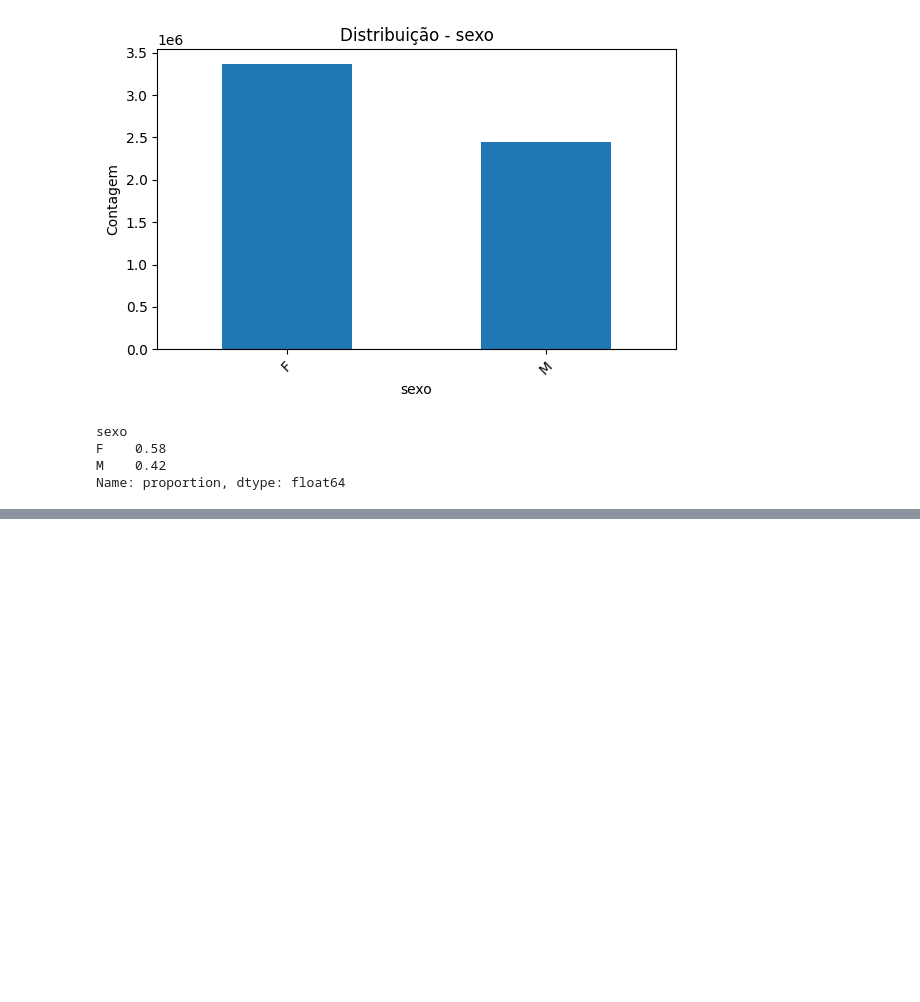
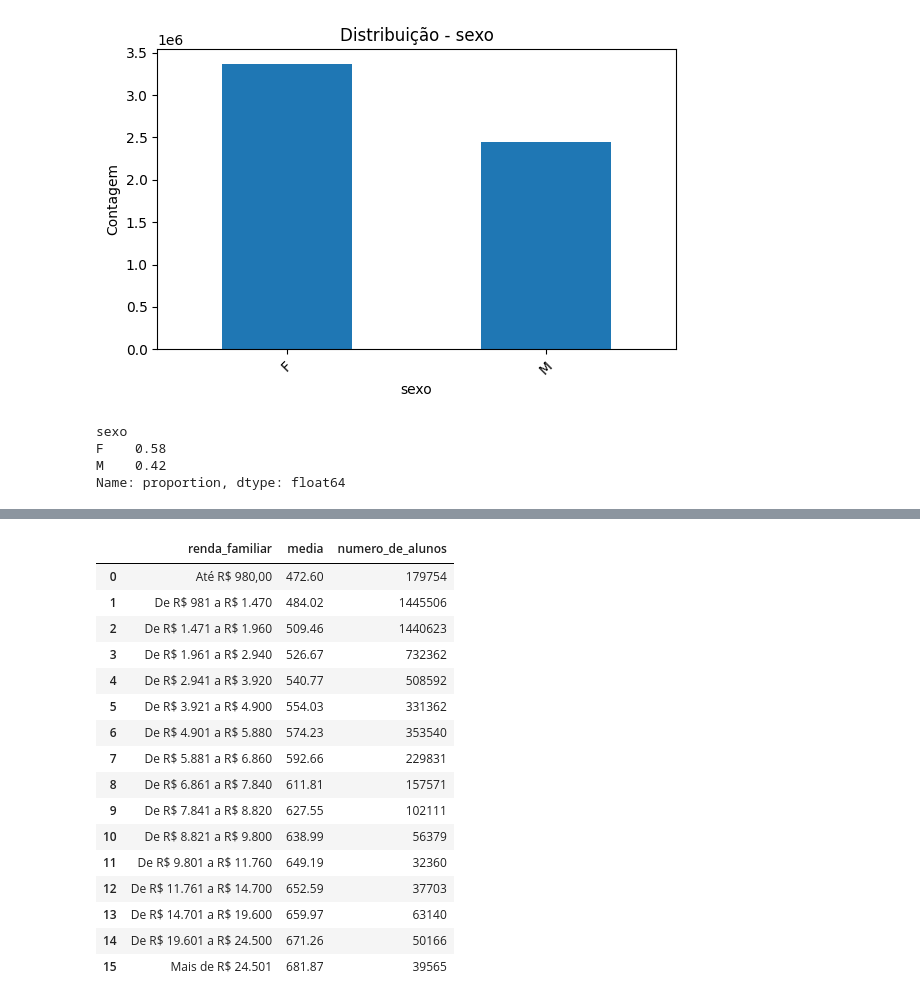
Before and after one commit to Fkureski/DataAnalyticsENEM2016, a Jupyter notebook: main.ipynb, the cells around one changed output, grey strips where cells are left out. Saved outputs shown, nothing was run; the diff lists cells and outputs as text; code cells hidden in the pictures; blank space fills up the shorter version.

```diff
--- a/main.ipynb
+++ b/main.ipynb
@@ -374,0 +451,51 @@ Name: proportion, dtype: float64
+# %%
+ordem_renda = [
+    "Até R$ 980,00",
+    "De R$ 981 a R$ 1.470",
+    "De R$ 1.471 a R$ 1.960",
+    "De R$ 1.961 a R$ 2.940",
+    "De R$ 2.941 a R$ 3.920",
+    "De R$ 3.921 a R$ 4.900",
+    "De R$ 4.901 a R$ 5.880",
+    "De R$ 5.881 a R$ 6.860",
+    "De R$ 6.861 a R$ 7.840",
+    "De R$ 7.841 a R$ 8.820",
+    "De R$ 8.821 a R$ 9.800",
+    "De R$ 9.801 a R$ 11.760",
+    "De R$ 11.761 a R$ 14.700",
+    "De R$ 14.701 a R$ 19.600",
+    "De R$ 19.601 a R$ 24.500",
+    "Mais de R$ 24.501"
+]
+
+df["renda_familiar"] = pd.Categorical(
+    df["renda_familiar"],
+    categories=ordem_renda,
+    ordered=True
+)
+# %%
+tabela_g3 = (
+    df.groupby("renda_familiar")["nota_redacao"]
+      .agg(media="mean", numero_de_alunos="count")
+      .reset_index()
+)
+
+tabela_g3.round(2)
+# %% [output]
+|  | renda_familiar | media | numero_de_alunos |
+| 0 | Até R$ 980,00 | 472.60 | 179754 |
+| 1 | De R$ 981 a R$ 1.470 | 484.02 | 1445506 |
+| 2 | De R$ 1.471 a R$ 1.960 | 509.46 | 1440623 |
+| 3 | De R$ 1.961 a R$ 2.940 | 526.67 | 732362 |
+| 4 | De R$ 2.941 a R$ 3.920 | 540.77 | 508592 |
+| 5 | De R$ 3.921 a R$ 4.900 | 554.03 | 331362 |
+| 6 | De R$ 4.901 a R$ 5.880 | 574.23 | 353540 |
+| 7 | De R$ 5.881 a R$ 6.860 | 592.66 | 229831 |
+| 8 | De R$ 6.861 a R$ 7.840 | 611.81 | 157571 |
+| 9 | De R$ 7.841 a R$ 8.820 | 627.55 | 102111 |
+| 10 | De R$ 8.821 a R$ 9.800 | 638.99 | 56379 |
+| 11 | De R$ 9.801 a R$ 11.760 | 649.19 | 32360 |
+| 12 | De R$ 11.761 a R$ 14.700 | 652.59 | 37703 |
+| 13 | De R$ 14.701 a R$ 19.600 | 659.97 | 63140 |
+| 14 | De R$ 19.601 a R$ 24.500 | 671.26 | 50166 |
+| 15 | Mais de R$ 24.501 | 681.87 | 39565 |
```
Also changed, not shown: parts of 7 cells of this notebook.
